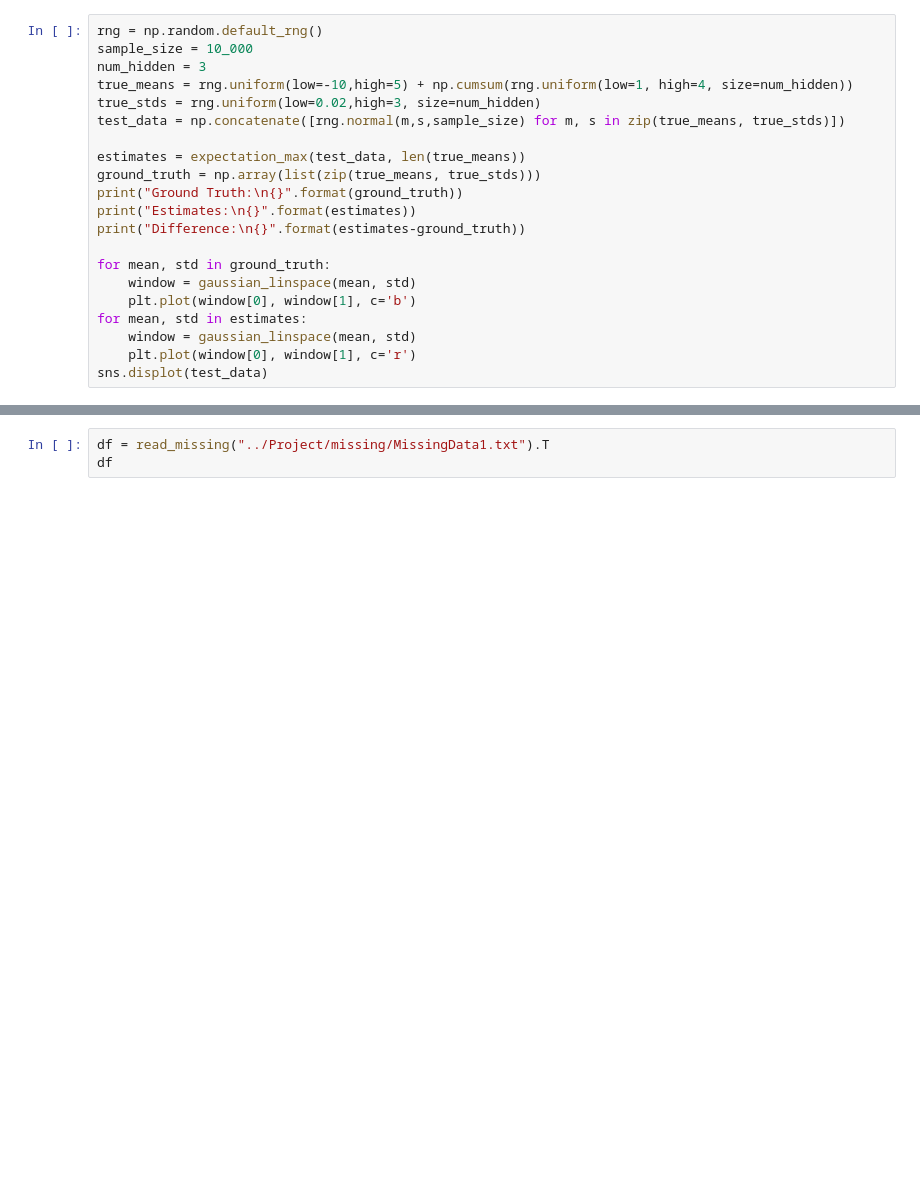
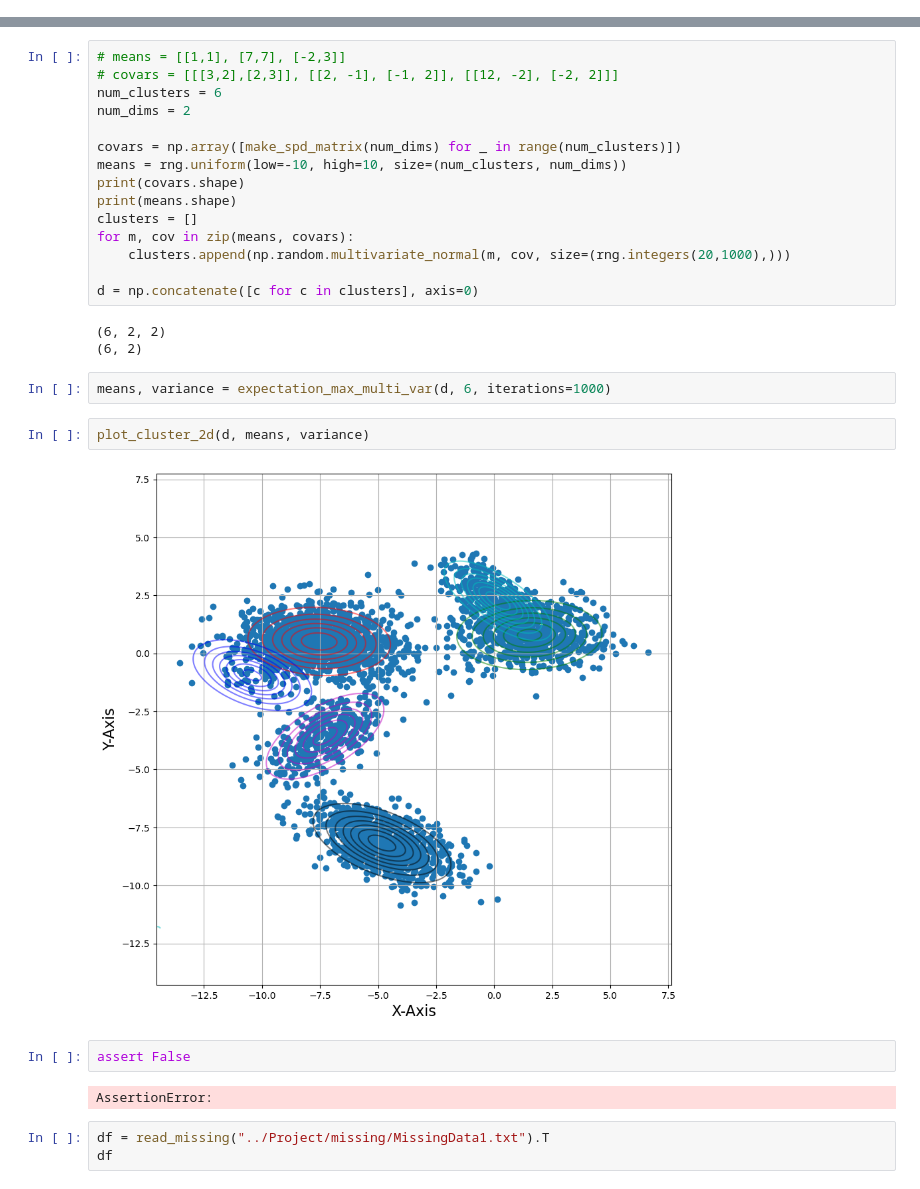
Before and after one commit to jamorr/ml_classification_na_estimation, a Jupyter notebook: imputation.ipynb, the cells around one changed output, grey strips where cells are left out. Saved outputs shown, nothing was run; the diff lists cells and outputs as text; blank space fills up the shorter version.

```diff
--- a/imputation.ipynb
+++ b/imputation.ipynb
@@ -8,21 +9,0 @@ from exp_max import expectation_max, gaussian_linspace
-# %%
-rng = np.random.default_rng()
-sample_size = 10_000
-num_hidden = 3
-true_means = rng.uniform(low=-10,high=5) + np.cumsum(rng.uniform(low=1, high=4, size=num_hidden))
-true_stds = rng.uniform(low=0.02,high=3, size=num_hidden)
-test_data = np.concatenate([rng.normal(m,s,sample_size) for m, s in zip(true_means, true_stds)])
-
-estimates = expectation_max(test_data, len(true_means))
-ground_truth = np.array(list(zip(true_means, true_stds)))
-print("Ground Truth:\n{}".format(ground_truth))
-print("Estimates:\n{}".format(estimates))
-print("Difference:\n{}".format(estimates-ground_truth))
-
-for mean, std in ground_truth:
-    window = gaussian_linspace(mean, std)
-    plt.plot(window[0], window[1], c='b')
-for mean, std in estimates:
-    window = gaussian_linspace(mean, std)
-    plt.plot(window[0], window[1], c='r')
-sns.displot(test_data)
@@ -45,3 +10,31 @@ Difference:
+# %%
+# means = [[1,1], [7,7], [-2,3]]
+# covars = [[[3,2],[2,3]], [[2, -1], [-1, 2]], [[12, -2], [-2, 2]]]
+num_clusters = 6
+num_dims = 2
+
+covars = np.array([make_spd_matrix(num_dims) for _ in range(num_clusters)])
+means = rng.uniform(low=-10, high=10, size=(num_clusters, num_dims))
+print(covars.shape)
+print(means.shape)
+clusters = []
+for m, cov in zip(means, covars):
+    clusters.append(np.random.multivariate_normal(m, cov, size=(rng.integers(20,1000),)))
+
+d = np.concatenate([c for c in clusters], axis=0)
+# %% [output]
+(6, 2, 2)
+(6, 2)
+# %%
+means, variance = expectation_max_multi_var(d, 6, iterations=1000)
+# %%
+plot_cluster_2d(d, means, variance)
+# %% [output]
+[figure, added]
+# %%
+assert False
+# %% [output]
+AssertionError:
 # %%
 df = read_missing("../Project/missing/MissingData1.txt").T
 df
```
Also changed, not shown: parts of 4 cells of this notebook, 1 other file.
